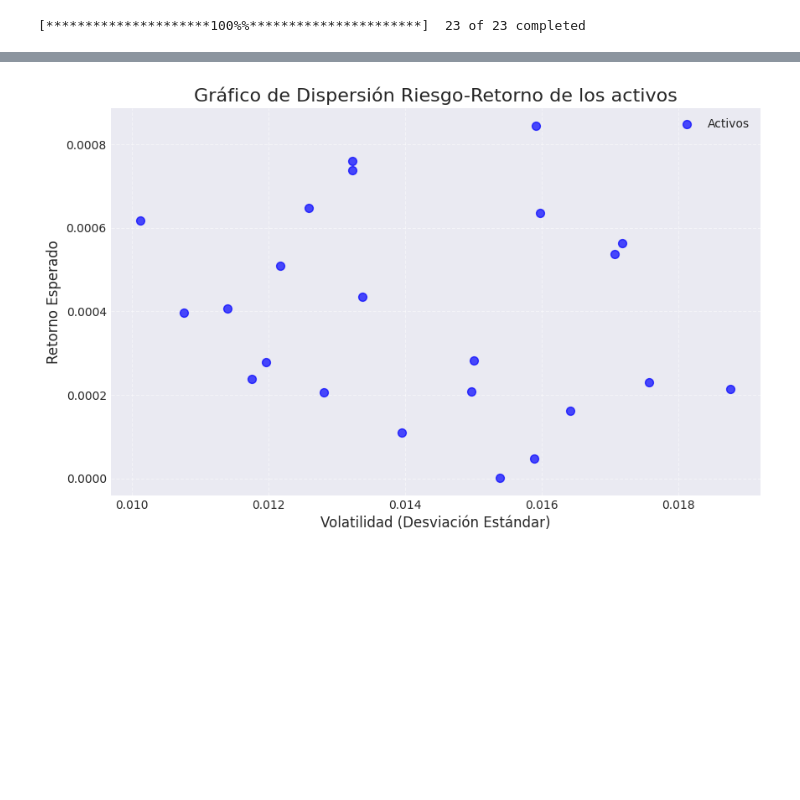
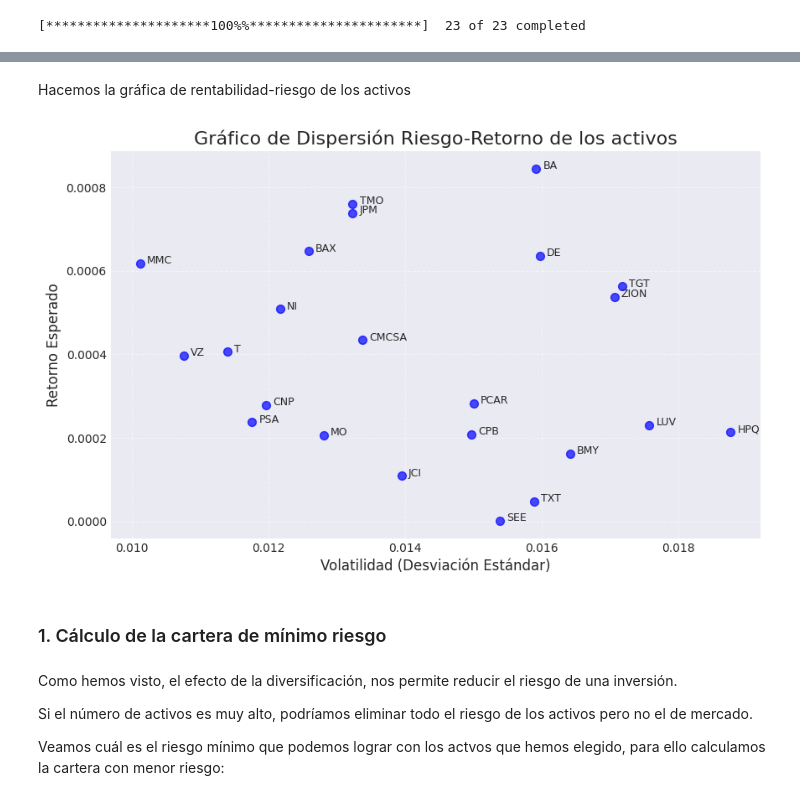
Before and after one commit to alfonso-santos/microcredencial-carteras-python-2023, a Jupyter notebook: Tema_3_Optimizacion_Intro/src/ejemplos-intermedios-optimizacion.ipynb, the cells around one changed output, grey strips where cells are left out. Cells and saved outputs as stored; diff of their text form; code cells hidden in the pictures; blank space fills up the shorter version.

```diff
--- a/Tema_3_Optimizacion_Intro/src/ejemplos-intermedios-optimizacion.ipynb
+++ b/Tema_3_Optimizacion_Intro/src/ejemplos-intermedios-optimizacion.ipynb
@@ -52,23 +68,32 @@ retornos_esperados = returns.mean().to_numpy() # Column vector expected return
+# %% [markdown]
+Hacemos la gráfica de rentabilidad-riesgo de los activos
 # %%
 # Estableciendo un tamaño y estilo para el gráfico
 plt.figure(figsize=(10, 6))
 plt.style.use('seaborn-v0_8-darkgrid')
 
 plt.scatter(np.sqrt(np.diag(matriz_cov)), retornos_esperados, color='blue', s=50, label='Activos', alpha=0.7)
 
-
 # Añadiendo títulos y etiquetas
 plt.title('Gráfico de Dispersión Riesgo-Retorno de los activos', fontsize=16)
 plt.xlabel('Volatilidad (Desviación Estándar)', fontsize=12)
 plt.ylabel('Retorno Esperado', fontsize=12)
 
 # Añadiendo leyenda con mejor posición
-plt.legend(loc='best')
+#plt.legend(loc='best')
+
+# Añadiendo los nombres de los activos con un desplazamiento
+desplazamiento_x = 0.0001  # Ajusta este valor según sea necesario
+
+for i, asset in enumerate(assets):
+    plt.text(np.sqrt(matriz_cov[i, i]) + desplazamiento_x, retornos_esperados[i] , asset, fontsize=9)
+
+
 
 # Mostrando la cuadrícula para mejor lectura
 plt.grid(True, linestyle='--', alpha=0.5)
 
 # Mostrar el gráfico
 plt.show()
 # %% [output]
-[figure, old version]
+[figure, new version]
@@ -78,0 +100,8 @@ pesos = cp.Variable(n)
+# %% [markdown]
+### 1. Cálculo de la cartera de mínimo riesgo
+# %% [markdown]
+Como hemos visto, el efecto de la diversificación, nos permite reducir el riesgo de una inversión.
+
+Si el número de activos es muy alto, podríamos eliminar todo el riesgo de los activos pero no el de mercado.
+
+Veamos cuál es el riesgo mínimo que podemos lograr con los actvos que hemos elegido, para ello calculamos la cartera con menor riesgo:
```
Also changed, not shown: parts of 58 cells of this notebook, 4 other files.
